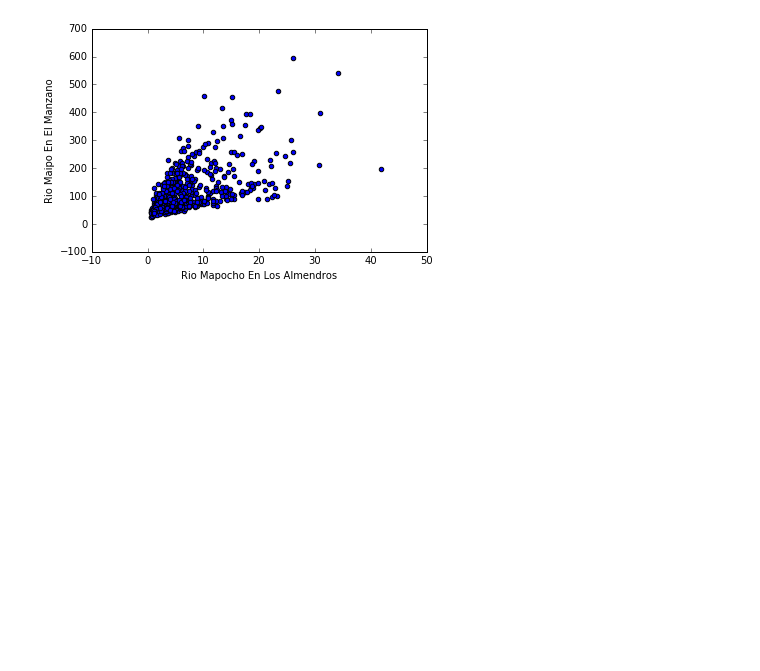
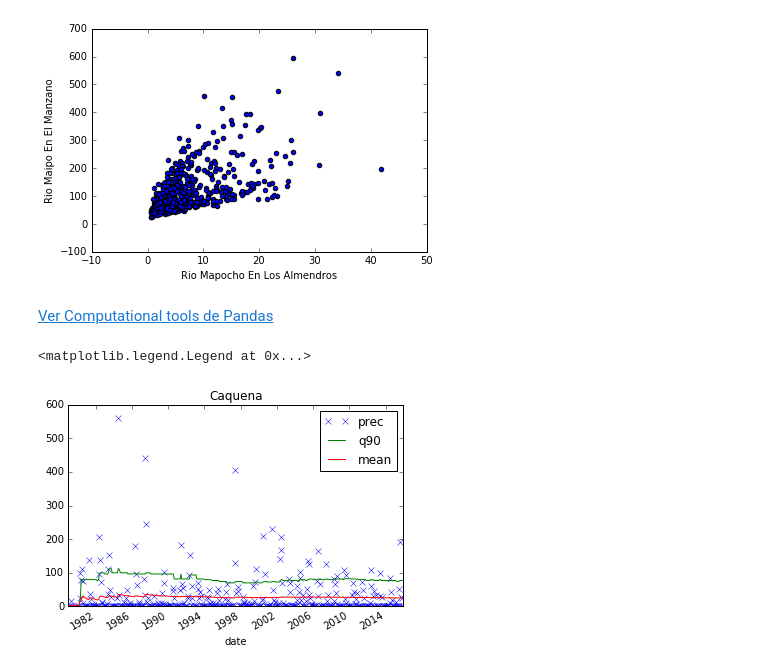
Before and after one commit to collabmarket/cr2_data, a Jupyter notebook: Example1.ipynb, the cells around one changed output. Saved outputs shown, nothing was run; the diff lists cells and outputs as text; code cells hidden in the pictures; blank space fills up the shorter version.

```diff
--- a/Example1.ipynb
+++ b/Example1.ipynb
@@ -190,3 +190,16 @@ plt.ylabel(caud.meta[311].nombre)
 # %% [output]
 <matplotlib.text.Text at 0x...>
 [figure]
+# %% [markdown]
+[Ver Computational tools de Pandas](http://pandas.pydata.org/pandas-docs/stable/computation.html)
+# %%
+fig, ax = plt.subplots(facecolor='w')
+prec.df[280].dropna().plot(ax=ax, style='x')
+# Progressive quantile 90%
+prec.df[280].dropna().expanding().quantile(.9).plot(ax=ax)
+# Progressive averages
+prec.df[280].dropna().expanding().mean().plot(ax=ax, title=tmin.meta[2].nombre)
+plt.legend(['prec','q90','mean'])
+# %% [output]
+<matplotlib.legend.Legend at 0x...>
+[figure, added]
```
Also changed, not shown: parts of 1 cell of this notebook, 1 other file.
